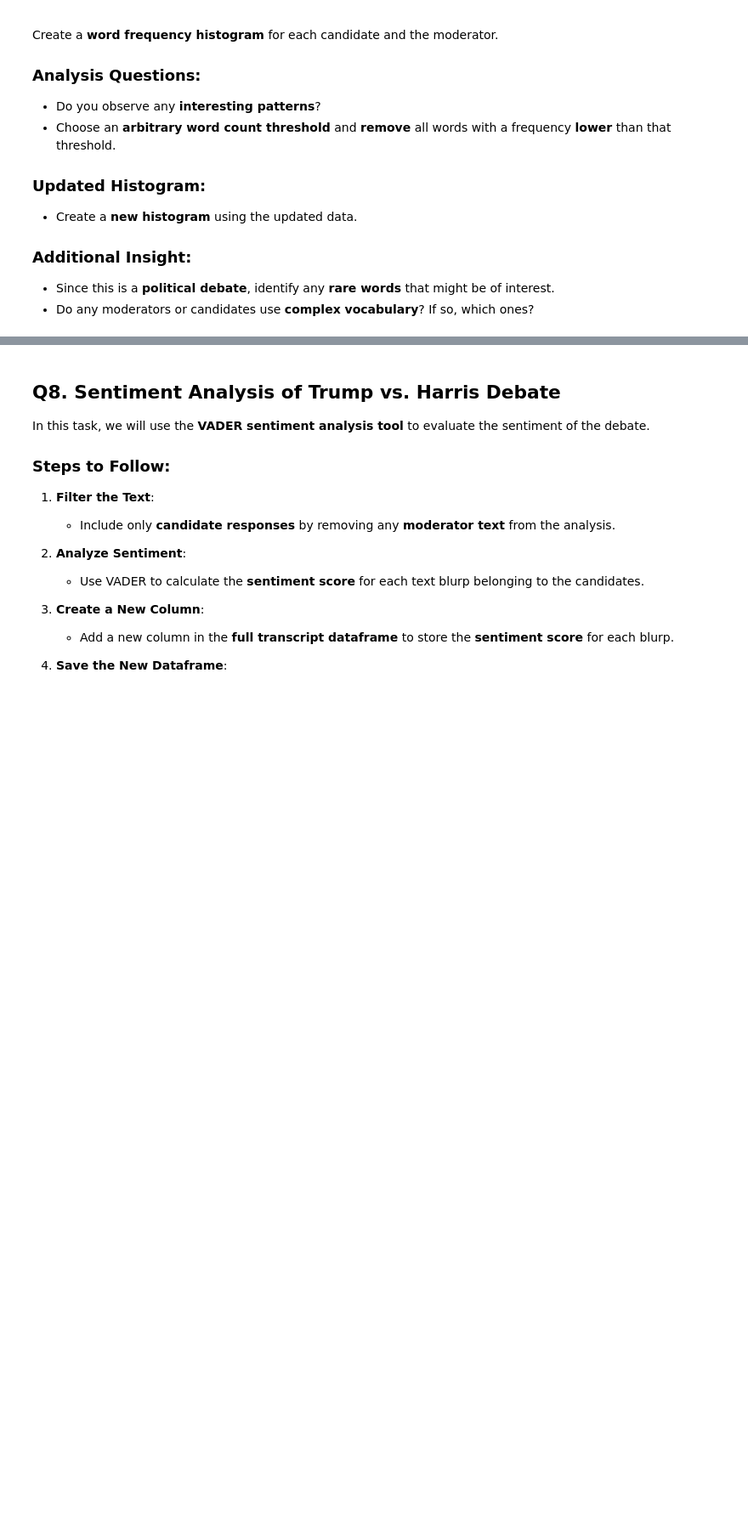
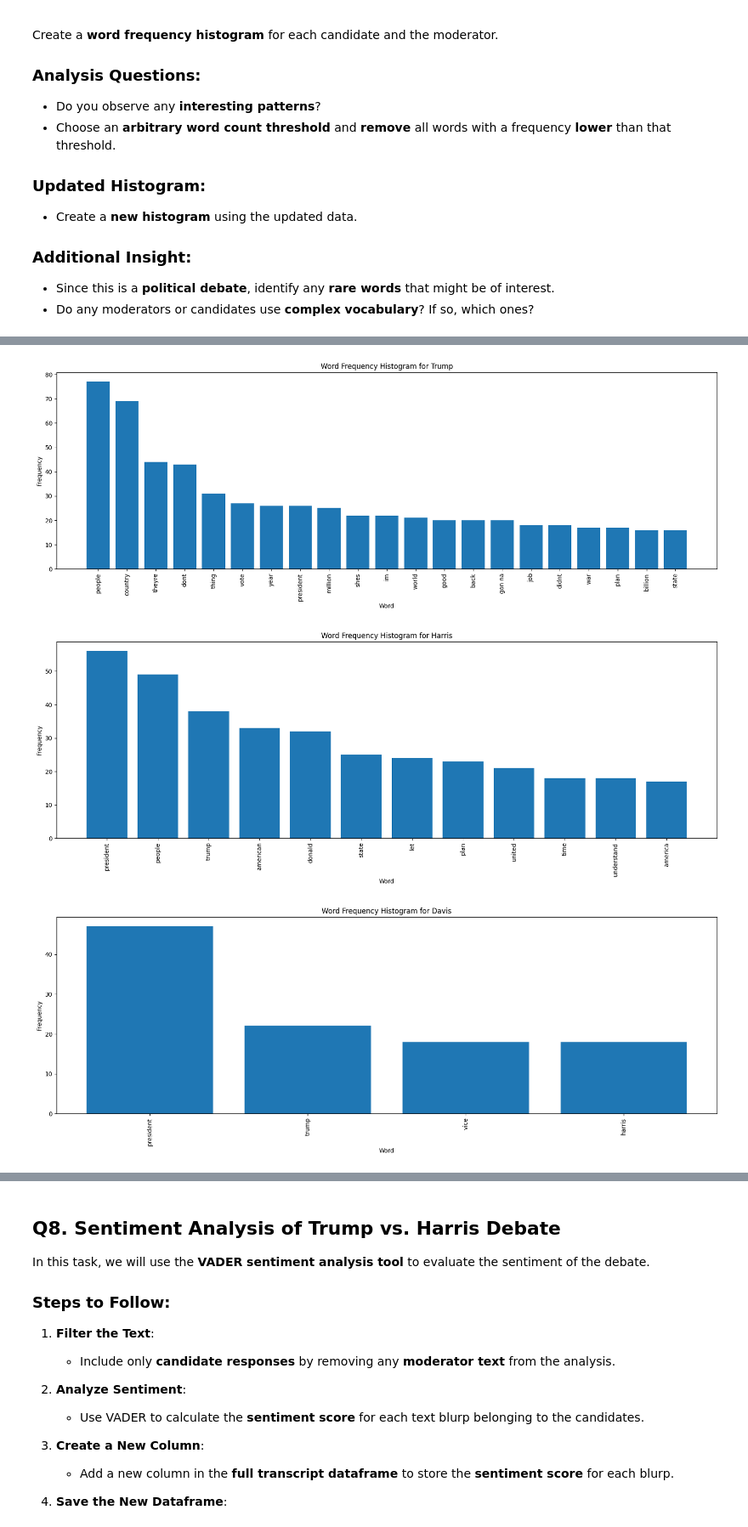
Before and after one commit to NakaFrozn/SI618, a Jupyter notebook: Assignments/Homework05/SI_618_Homework_05.ipynb, the cells around one changed output, grey strips where cells are left out. Shown at 85% size. Saved outputs shown, nothing was run; the diff lists cells and outputs as text; code cells hidden in the pictures; blank space fills up the shorter version.

```diff
--- a/Assignments/Homework05/SI_618_Homework_05.ipynb
+++ b/Assignments/Homework05/SI_618_Homework_05.ipynb
@@ -582,0 +585,8 @@ for df, speaker in zip([trump_df, harris_df, davis_df, muir_df], ['Trump', 'Harr
+# %%
+# Create a word frequency histogram for each speaker and set the threshold to 15
+for df, speaker in zip([trump_df, harris_df, davis_df, muir_df], ['Trump', 'Harris', 'Davis', 'Muir']):
+    create_word_frequency_histogram(df, speaker, 15)
+# %% [output]
+[figure, added]
+[figure, added]
+[figure, added]
```
Also changed, not shown: parts of 23 cells of this notebook, 1 other file.
